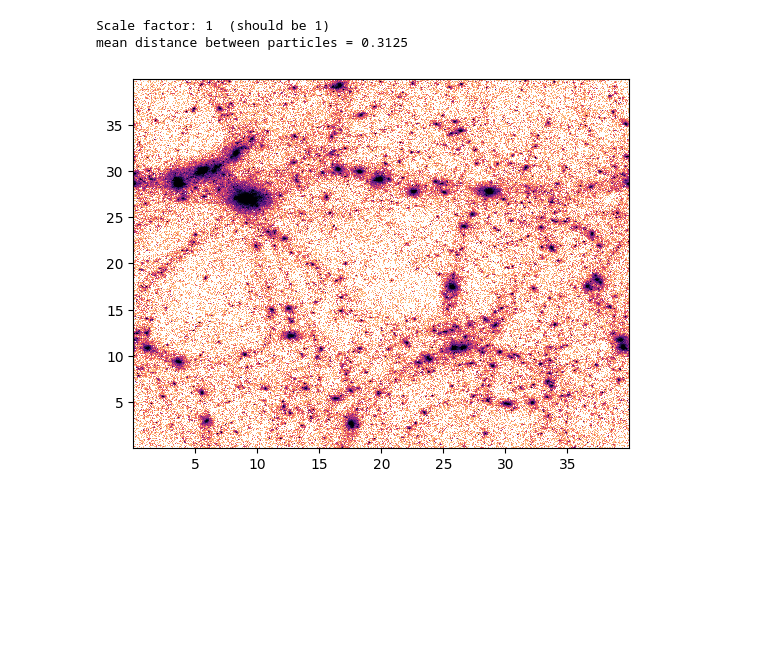
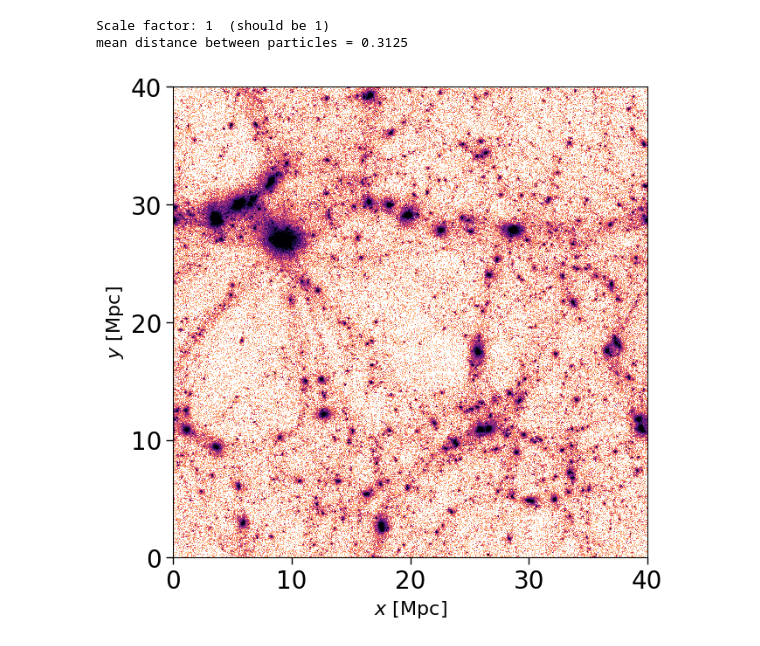
Before and after one commit to malinadesai/astroII_numproj, a Jupyter notebook: fof.ipynb, the cells around one changed output. Cells and saved outputs as stored; diff of their text form; code cells hidden in the pictures; blank space fills up the shorter version.

```diff
--- a/fof.ipynb
+++ b/fof.ipynb
@@ -39,9 +40,39 @@ mean distance between particles = 0.3125
 # %%
 x=Pos[:, 0]
 y=Pos[:, 1]
 z=Pos[:, 2]
 
-plt.hist2d(x, y, bins = 1000,  norm=mpl.colors.LogNorm(vmin=0.5, vmax=50), cmap = 'magma_r')
+plt.rc('font', family='sans')
+plt.rcParams.update({
+    'agg.path.chunksize': 2000,
+    'xtick.direction': 'out',
+    'xtick.major.size': 6,
+    'xtick.major.width': 1,
+    'xtick.minor.size': 3,
+    'xtick.minor.width': 0.8,
+    'xtick.minor.visible': False,
+    'ytick.direction': 'out',
+    'ytick.major.size': 6,
+    'ytick.major.width': 1,
+    'ytick.minor.size': 3,
+    'ytick.minor.width': 0.8,
+    'ytick.minor.visible': False,
+    'xtick.labelsize': 20,
+    'ytick.labelsize': 20,
+    'axes.labelsize': 16,
+    'axes.titlesize': 16,
+    'xtick.top': False,
+    'ytick.right': False,
+})
+
+plt.figure(figsize=(7,7))
+plt.hist2d(x, y, bins = 1000,  norm=mpl.colors.LogNorm(vmin=0.5, vmax=40), cmap = 'magma_r')
+plt.xlabel('$x$ [Mpc]')
+plt.ylabel('$y$ [Mpc]')
+# plt.colorbar()
+plt.xticks([0,10,20,30,40])
+plt.yticks([0,10,20,30,40])
+# plt.savefig('figures/structure_map.png', dpi=200, transparent=True)
 plt.show()
 # %% [output]
-[figure, old version]
+[figure, new version]
```
Also changed, not shown: parts of 13 cells of this notebook, 5 other files.
